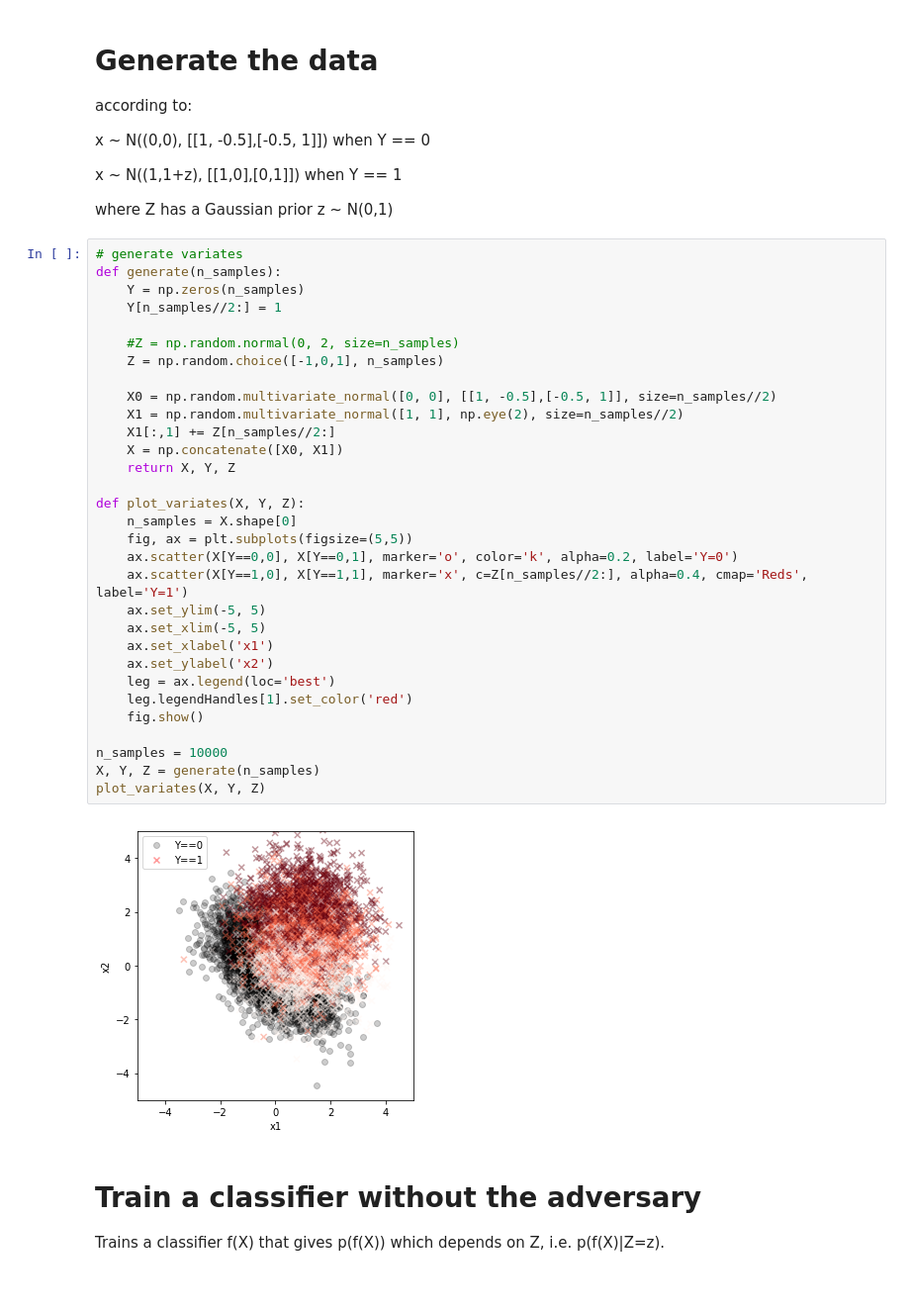
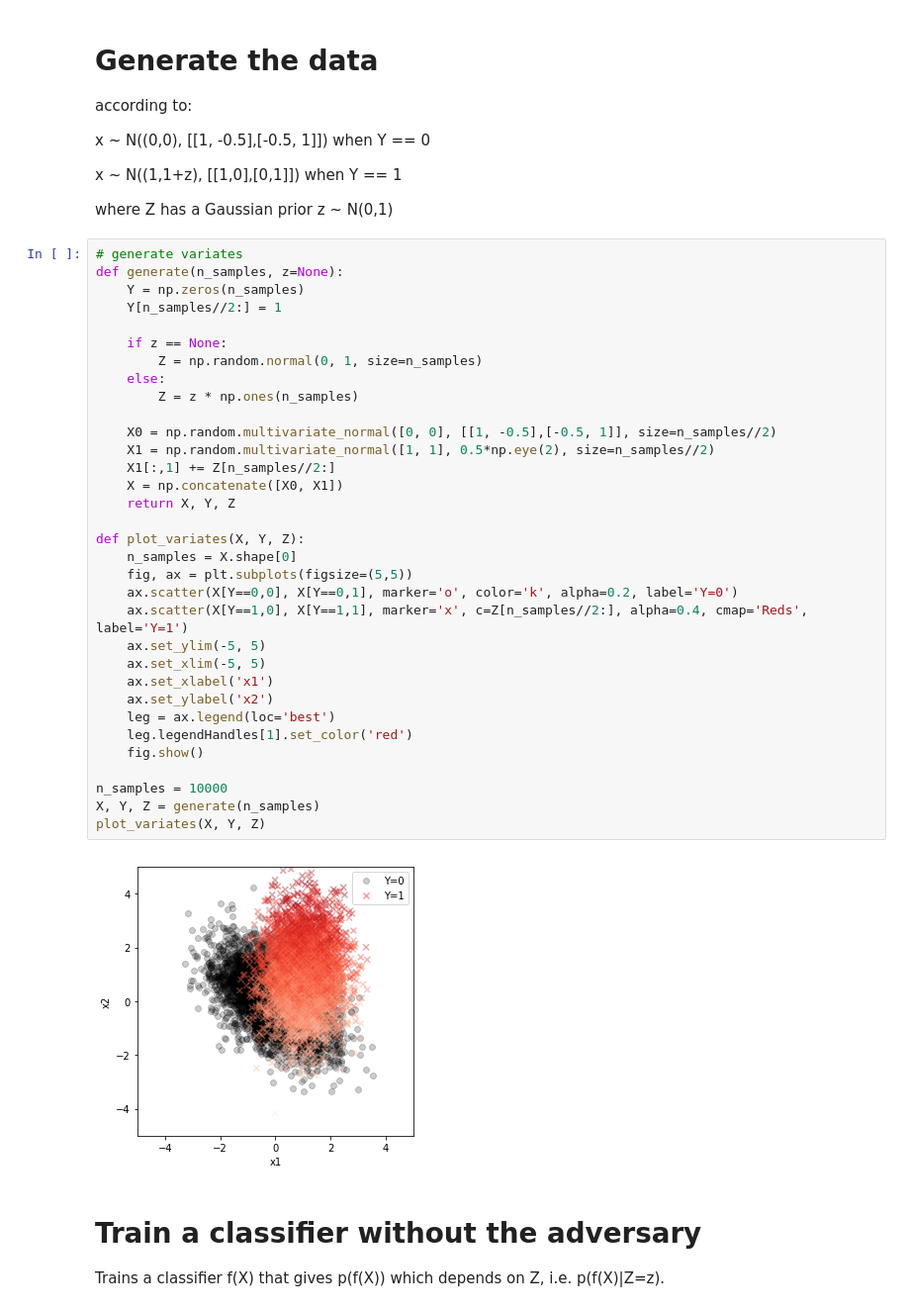
Before and after one commit to mzgubic/FairML, a Jupyter notebook: notebooks/LearningToPivotToy.ipynb, the cells around one changed output. Shown at 99% size. Drawn from its saved outputs; the diff is of its cells as text.

```diff
--- a/notebooks/LearningToPivotToy.ipynb
+++ b/notebooks/LearningToPivotToy.ipynb
@@ -17,37 +16,39 @@ x ~ N((1,1+z), [[1,0],[0,1]]) when Y == 1
 where Z has a Gaussian prior z ~ N(0,1)
 # %%
 # generate variates
-def generate(n_samples):
+def generate(n_samples, z=None):
     Y = np.zeros(n_samples)
     Y[n_samples//2:] = 1
 
-    #Z = np.random.normal(0, 2, size=n_samples)
-    Z = np.random.choice([-1,0,1], n_samples)
+    if z == None:
+        Z = np.random.normal(0, 1, size=n_samples)
+    else:
+        Z = z * np.ones(n_samples)
 
     X0 = np.random.multivariate_normal([0, 0], [[1, -0.5],[-0.5, 1]], size=n_samples//2)
-    X1 = np.random.multivariate_normal([1, 1], np.eye(2), size=n_samples//2)
+    X1 = np.random.multivariate_normal([1, 1], 0.5*np.eye(2), size=n_samples//2)
     X1[:,1] += Z[n_samples//2:]
     X = np.concatenate([X0, X1])
     return X, Y, Z
 
 def plot_variates(X, Y, Z):
     n_samples = X.shape[0]
     fig, ax = plt.subplots(figsize=(5,5))
     ax.scatter(X[Y==0,0], X[Y==0,1], marker='o', color='k', alpha=0.2, label='Y=0')
     ax.scatter(X[Y==1,0], X[Y==1,1], marker='x', c=Z[n_samples//2:], alpha=0.4, cmap='Reds', label='Y=1')
     ax.set_ylim(-5, 5)
     ax.set_xlim(-5, 5)
     ax.set_xlabel('x1')
     ax.set_ylabel('x2')
     leg = ax.legend(loc='best')
     leg.legendHandles[1].set_color('red')
     fig.show()
 
 n_samples = 10000
 X, Y, Z = generate(n_samples)
 plot_variates(X, Y, Z)
 # %% [output]
-[figure, old version]
+[figure, new version]
 # %% [markdown]
 # Train a classifier without the adversary
 
```
Also changed, not shown: parts of 9 cells of this notebook.
